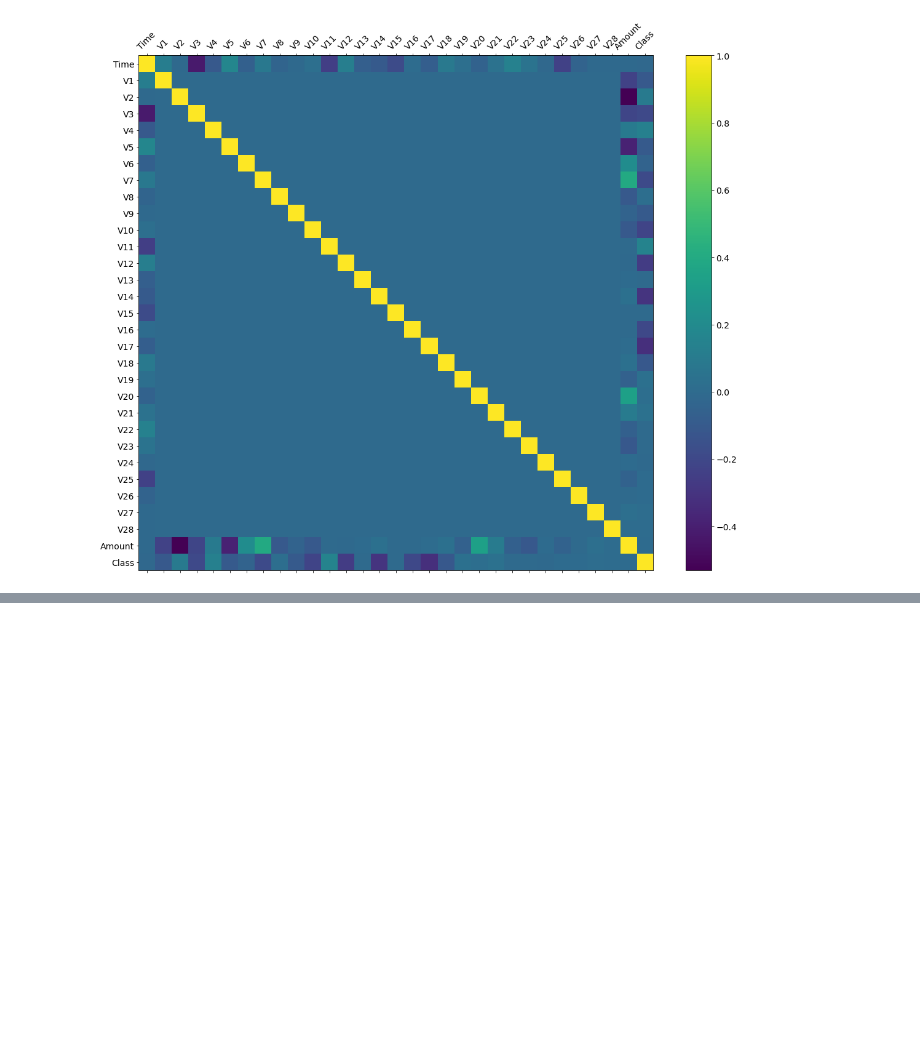
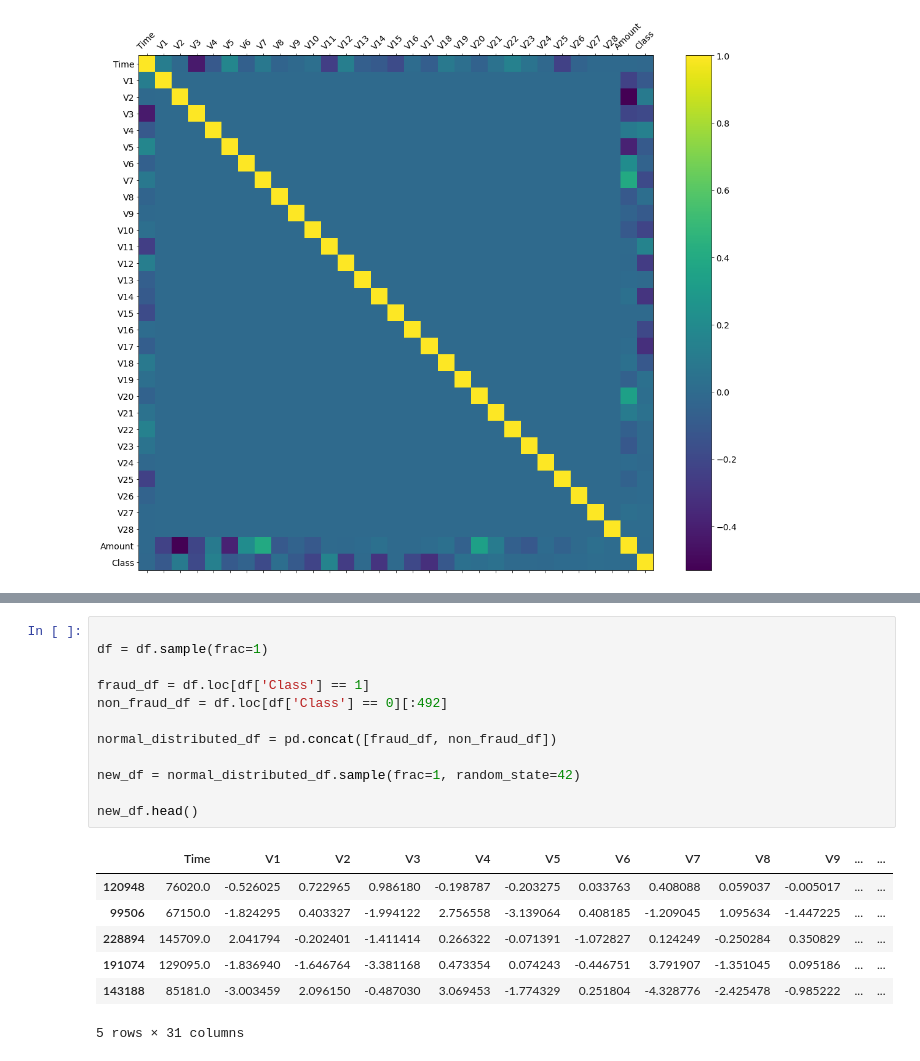
Before and after one commit to gamanc/AnomalyDetection, a Jupyter notebook: AnomalyDetection.ipynb, the cells around one changed output, grey strips where cells are left out. Drawn from its saved outputs; the diff is of its cells as text; blank space fills up the shorter version.

```diff
--- a/AnomalyDetection.ipynb
+++ b/AnomalyDetection.ipynb
@@ -69,0 +82,20 @@ cb.ax.tick_params(labelsize=14)
+# %%
+
+df = df.sample(frac=1)
+
+fraud_df = df.loc[df['Class'] == 1]
+non_fraud_df = df.loc[df['Class'] == 0][:492]
+
+normal_distributed_df = pd.concat([fraud_df, non_fraud_df])
+
+new_df = normal_distributed_df.sample(frac=1, random_state=42)
+
+new_df.head()
+# %% [output]
+|  | Time | V1 | V2 | V3 | V4 | V5 | V6 | V7 | V8 | V9 | ... | ... |
+| 120948 | 76020.0 | -0.526025 | 0.722965 | 0.986180 | -0.198787 | -0.203275 | 0.033763 | 0.408088 | 0.059037 | -0.005017 | ... | ... |
+| 99506 | 67150.0 | -1.824295 | 0.403327 | -1.994122 | 2.756558 | -3.139064 | 0.408185 | -1.209045 | 1.095634 | -1.447225 | ... | ... |
+| 228894 | 145709.0 | 2.041794 | -0.202401 | -1.411414 | 0.266322 | -0.071391 | -1.072827 | 0.124249 | -0.250284 | 0.350829 | ... | ... |
+| 191074 | 129095.0 | -1.836940 | -1.646764 | -3.381168 | 0.473354 | 0.074243 | -0.446751 | 3.791907 | -1.351045 | 0.095186 | ... | ... |
+| 143188 | 85181.0 | -3.003459 | 2.096150 | -0.487030 | 3.069453 | -1.774329 | 0.251804 | -4.328776 | -2.425478 | -0.985222 | ... | ... |
+5 rows × 31 columns
```
Also changed, not shown: parts of 4 cells of this notebook.
